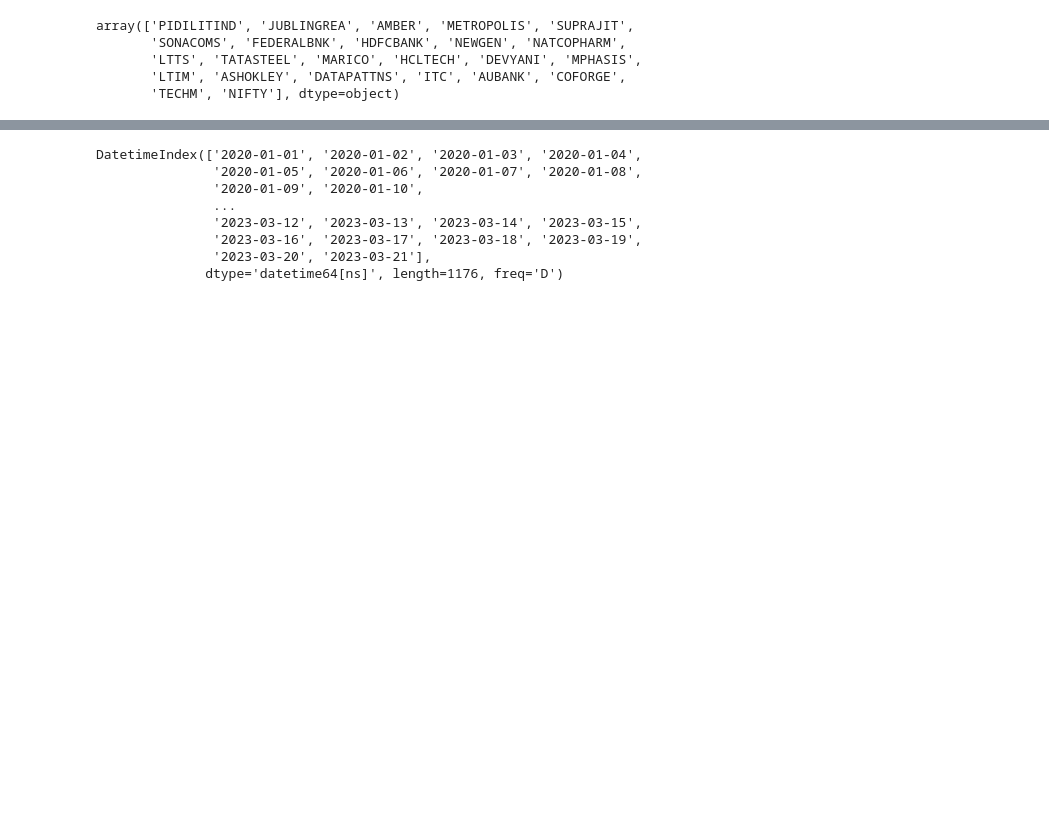
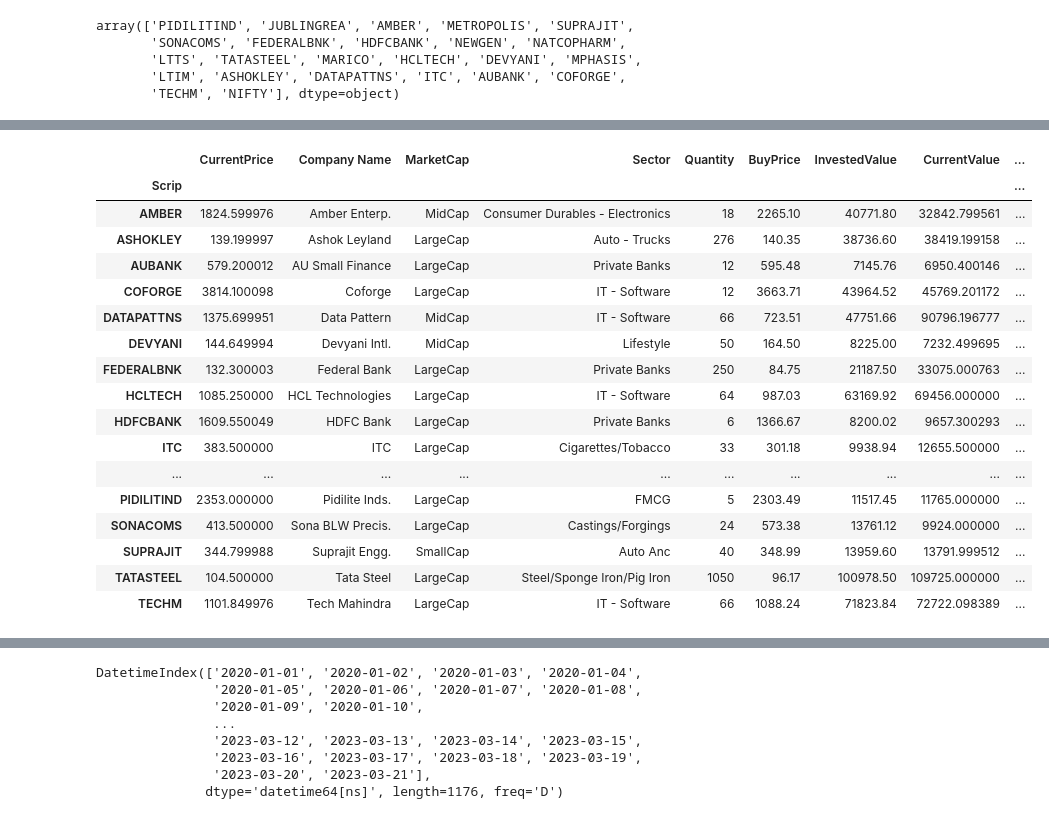
Before and after one commit to ganeshIIT/Stocks, a Jupyter notebook: analysis.ipynb, the cells around one changed output, grey strips where cells are left out. Saved outputs shown, nothing was run; the diff lists cells and outputs as text; code cells hidden in the pictures; blank space fills up the shorter version.

```diff
--- a/analysis.ipynb
+++ b/analysis.ipynb
@@ -335,6 +322,44 @@ def colors(series):
           return 'red'
       else:
           return 'blue'
+# %%
+(
+    mystocks
+    .groupby('name')
+    .close.last()
+    .to_frame()
+    .merge(scrips, how = 'inner', left_on='name', right_on = 'Scrip')
+    .set_index('Scrip')
+    .rename(columns={'close': 'CurrentPrice', 'Avg Trading Price': 'BuyPrice'})
+    .assign(
+        InvestedValue = lambda _df: _df['Quantity']*_df['BuyPrice'],
+        CurrentValue = lambda _df: _df['Quantity']*_df['CurrentPrice'],
+        Profit = lambda _df: _df['CurrentValue']-_df['InvestedValue'],
+        ProfitPercent = lambda _df: _df['Profit'] *100/_df['InvestedValue'],
+        OverallNetProfit = lambda _df: _df['Profit'].sum(),
+        OverallNetProfitPercent = lambda _df: _df['OverallNetProfit']*100/(_df['InvestedValue'].sum()),
+        ContributionToOverallProfit = lambda _df: _df['Profit']*100/_df['OverallNetProfit'],
+    )
+)
+# %% [output]
+|  | CurrentPrice | Company Name | MarketCap | Sector | Quantity | BuyPrice | InvestedValue | CurrentValue | ... |
+| Scrip |  |  |  |  |  |  |  |  | ... |
+| AMBER | 1824.599976 | Amber Enterp. | MidCap | Consumer Durables - Electronics | 18 | 2265.10 | 40771.80 | 32842.799561 | ... |
+| ASHOKLEY | 139.199997 | Ashok Leyland | LargeCap | Auto - Trucks | 276 | 140.35 | 38736.60 | 38419.199158 | ... |
+| AUBANK | 579.200012 | AU Small Finance | LargeCap | Private Banks | 12 | 595.48 | 7145.76 | 6950.400146 | ... |
+| COFORGE | 3814.100098 | Coforge | LargeCap | IT - Software | 12 | 3663.71 | 43964.52 | 45769.201172 | ... |
+| DATAPATTNS | 1375.699951 | Data Pattern | MidCap | IT - Software | 66 | 723.51 | 47751.66 | 90796.196777 | ... |
+| DEVYANI | 144.649994 | Devyani Intl. | MidCap | Lifestyle | 50 | 164.50 | 8225.00 | 7232.499695 | ... |
+| FEDERALBNK | 132.300003 | Federal Bank | LargeCap | Private Banks | 250 | 84.75 | 21187.50 | 33075.000763 | ... |
+| HCLTECH | 1085.250000 | HCL Technologies | LargeCap | IT - Software | 64 | 987.03 | 63169.92 | 69456.000000 | ... |
+| HDFCBANK | 1609.550049 | HDFC Bank | LargeCap | Private Banks | 6 | 1366.67 | 8200.02 | 9657.300293 | ... |
+| ITC | 383.500000 | ITC | LargeCap | Cigarettes/Tobacco | 33 | 301.18 | 9938.94 | 12655.500000 | ... |
+| ... | ... | ... | ... | ... | ... | ... | ... | ... | ... |
+| PIDILITIND | 2353.000000 | Pidilite Inds. | LargeCap | FMCG | 5 | 2303.49 | 11517.45 | 11765.000000 | ... |
+| SONACOMS | 413.500000 | Sona BLW Precis. | LargeCap | Castings/Forgings | 24 | 573.38 | 13761.12 | 9924.000000 | ... |
+| SUPRAJIT | 344.799988 | Suprajit Engg. | SmallCap | Auto Anc | 40 | 348.99 | 13959.60 | 13791.999512 | ... |
+| TATASTEEL | 104.500000 | Tata Steel | LargeCap | Steel/Sponge Iron/Pig Iron | 1050 | 96.17 | 100978.50 | 109725.000000 | ... |
+| TECHM | 1101.849976 | Tech Mahindra | LargeCap | IT - Software | 66 | 1088.24 | 71823.84 | 72722.098389 | ... |
 # %%
 (
     mystocks
```
Also changed, not shown: parts of 15 cells of this notebook, 1 other file.
